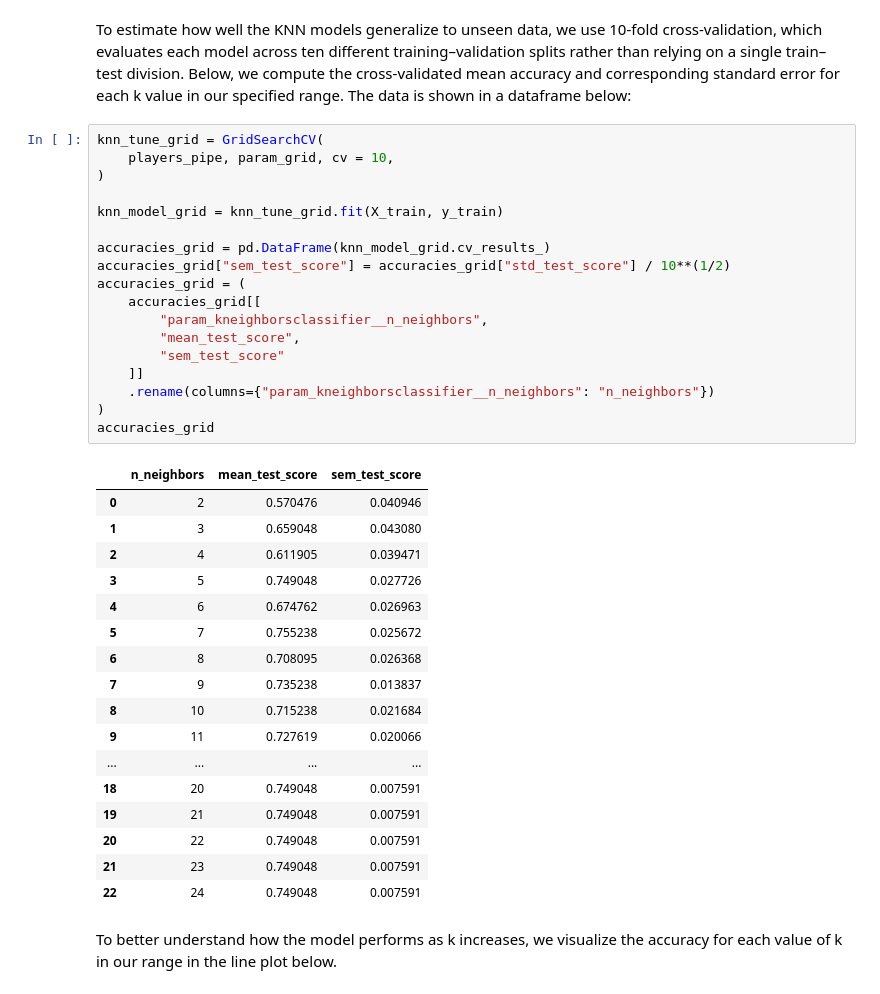
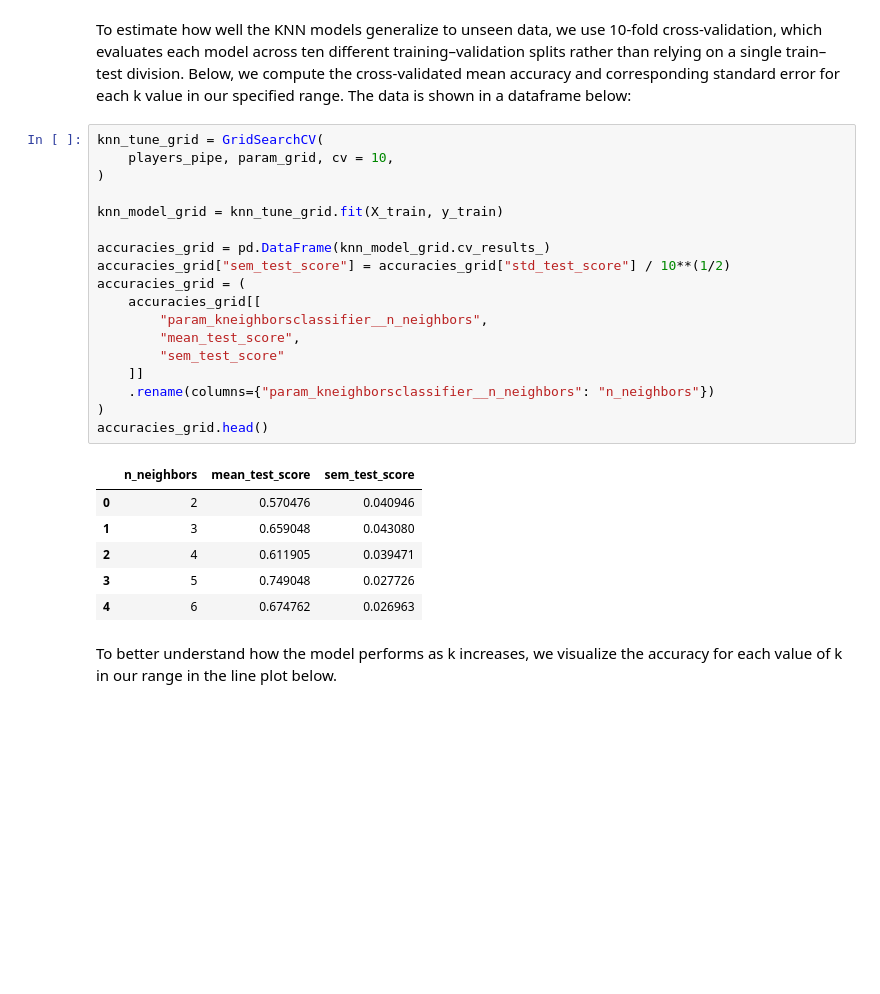
Before and after one commit to MSNia/toy_ds_project, a Jupyter notebook: Group Project/group_codes.ipynb, the cells around one changed output. Cells and saved outputs as stored; diff of their text form; blank space fills up the shorter version.

```diff
--- a/Group Project/group_codes.ipynb
+++ b/Group Project/group_codes.ipynb
@@ -203,39 +203,28 @@ To estimate how well the KNN models generalize to unseen data, we use 10-fold cr
 # %%
 knn_tune_grid = GridSearchCV(
     players_pipe, param_grid, cv = 10,
 )
 
 knn_model_grid = knn_tune_grid.fit(X_train, y_train)
 
 accuracies_grid = pd.DataFrame(knn_model_grid.cv_results_)
 accuracies_grid["sem_test_score"] = accuracies_grid["std_test_score"] / 10**(1/2)
 accuracies_grid = (
     accuracies_grid[[
         "param_kneighborsclassifier__n_neighbors",
         "mean_test_score",
         "sem_test_score"
     ]]
     .rename(columns={"param_kneighborsclassifier__n_neighbors": "n_neighbors"})
 )
-accuracies_grid
+accuracies_grid.head()
 # %% [output]
 |  | n_neighbors | mean_test_score | sem_test_score |
 | 0 | 2 | 0.570476 | 0.040946 |
 | 1 | 3 | 0.659048 | 0.043080 |
 | 2 | 4 | 0.611905 | 0.039471 |
 | 3 | 5 | 0.749048 | 0.027726 |
 | 4 | 6 | 0.674762 | 0.026963 |
-| 5 | 7 | 0.755238 | 0.025672 |
-| 6 | 8 | 0.708095 | 0.026368 |
-| 7 | 9 | 0.735238 | 0.013837 |
-| 8 | 10 | 0.715238 | 0.021684 |
-| 9 | 11 | 0.727619 | 0.020066 |
-| ... | ... | ... | ... |
-| 18 | 20 | 0.749048 | 0.007591 |
-| 19 | 21 | 0.749048 | 0.007591 |
-| 20 | 22 | 0.749048 | 0.007591 |
-| 21 | 23 | 0.749048 | 0.007591 |
-| 22 | 24 | 0.749048 | 0.007591 |
 # %% [markdown]
 To better understand how the model performs as k increases, we visualize the accuracy for each value of k in our range in the line plot below.
 # %%
```
Also changed, not shown: parts of 6 cells of this notebook.
